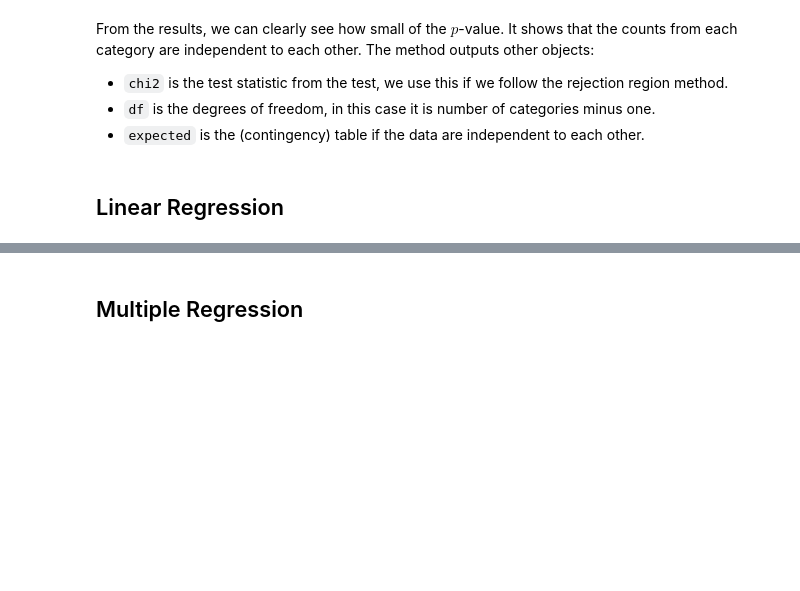
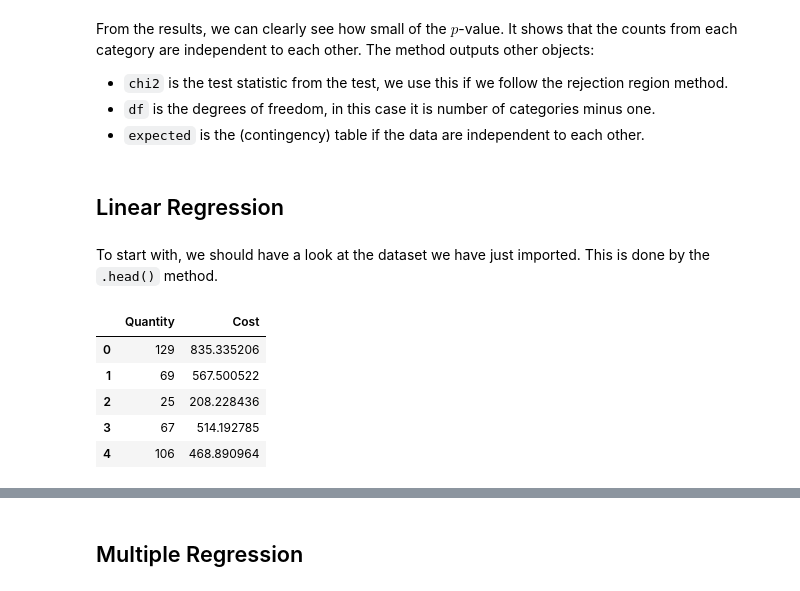
Before and after one commit to lt-shy-john/python-data-analytics-course, a Jupyter notebook: Week 08 - Statistics with Python.ipynb, the cells around one changed output, grey strips where cells are left out. Drawn from its saved outputs; the diff is of its cells as text; code cells hidden in the pictures; blank space fills up the shorter version.

```diff
--- a/Week 08 - Statistics with Python.ipynb
+++ b/Week 08 - Statistics with Python.ipynb
@@ -767,0 +773,11 @@ From the results, we can clearly see how small of the $p$-value. It shows that t
+# %% [markdown]
+To start with, we should have a look at the dataset we have just imported. This is done by the `.head()` method.
+# %%
+data_01.head()
+# %% [output]
+|  | Quantity | Cost |
+| 0 | 129 | 835.335206 |
+| 1 | 69 | 567.500522 |
+| 2 | 25 | 208.228436 |
+| 3 | 67 | 514.192785 |
+| 4 | 106 | 468.890964 |
```
Also changed, not shown: parts of 10 cells of this notebook, 1 other file.
